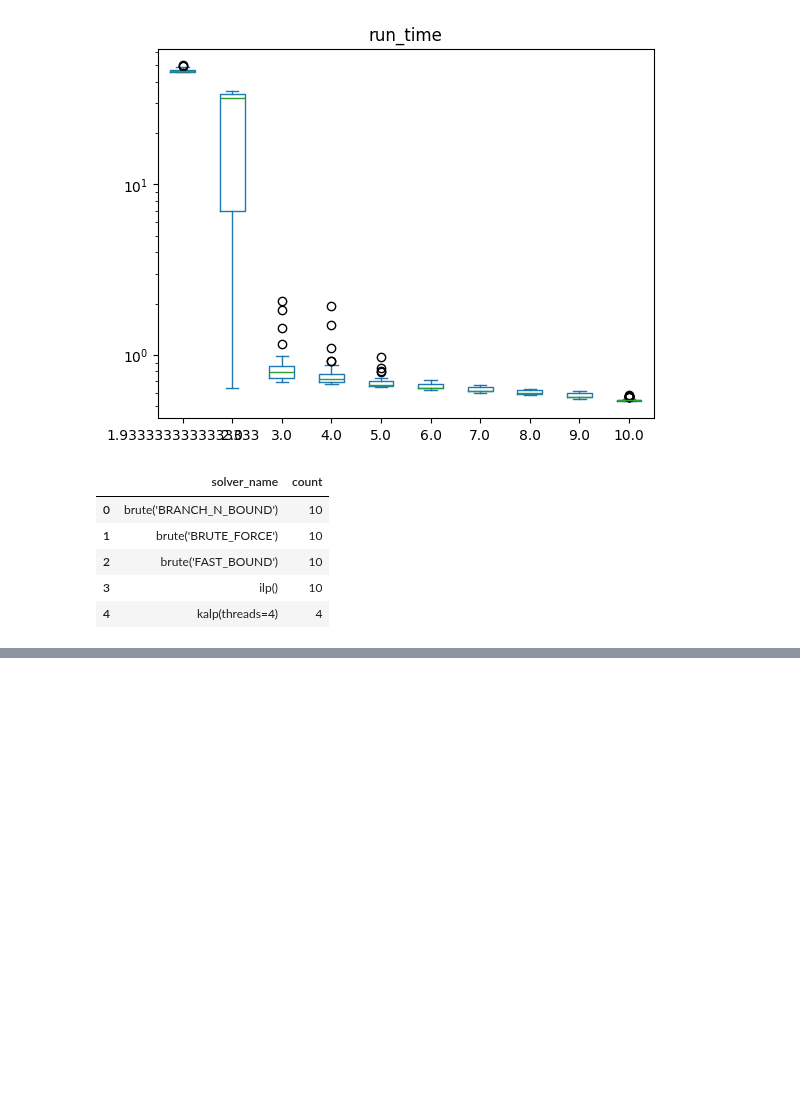
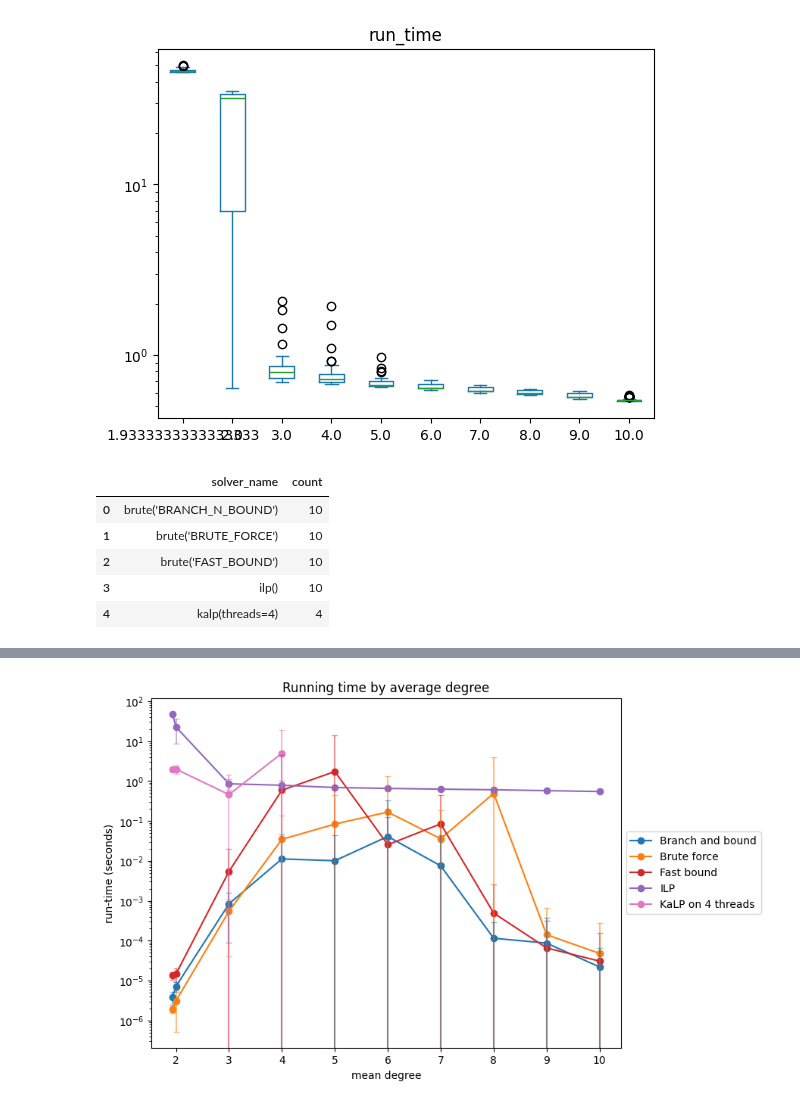
Before and after one commit to blinkybool/LongestPath, a Jupyter notebook: notebooks/benchmarking_hamiltonians.ipynb, the cells around one changed output, grey strips where cells are left out. Cells and saved outputs as stored; diff of their text form; code cells hidden in the pictures; blank space fills up the shorter version.

```diff
--- a/notebooks/benchmarking_hamiltonians.ipynb
+++ b/notebooks/benchmarking_hamiltonians.ipynb
@@ -309,0 +249,6 @@ plt.gcf().set_size_inches(8, 6)
+# %%
+plot_with_symmetric_errbars()
+plt.yscale('log')
+plt.gcf().set_size_inches(8, 6)
+# %% [output]
+[figure, added]
```
Also changed, not shown: parts of 11 cells of this notebook, 3 other files.
